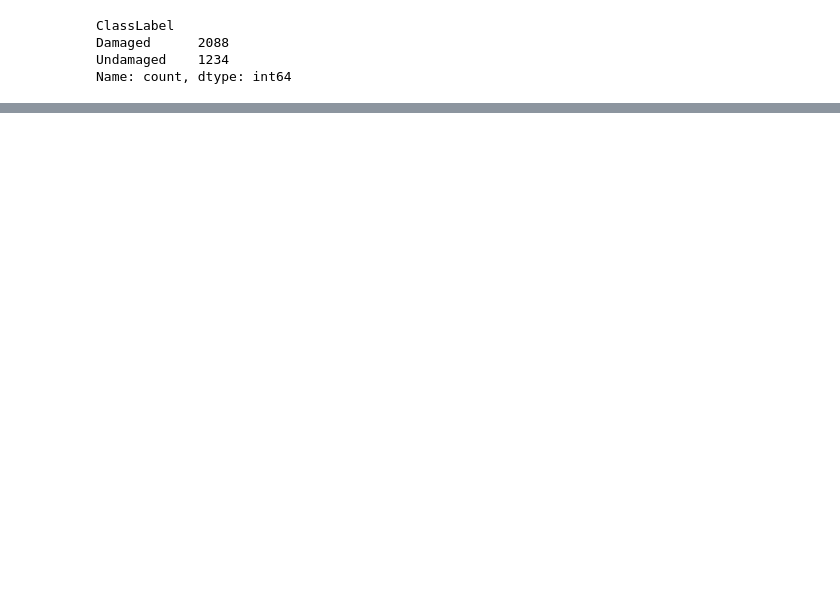
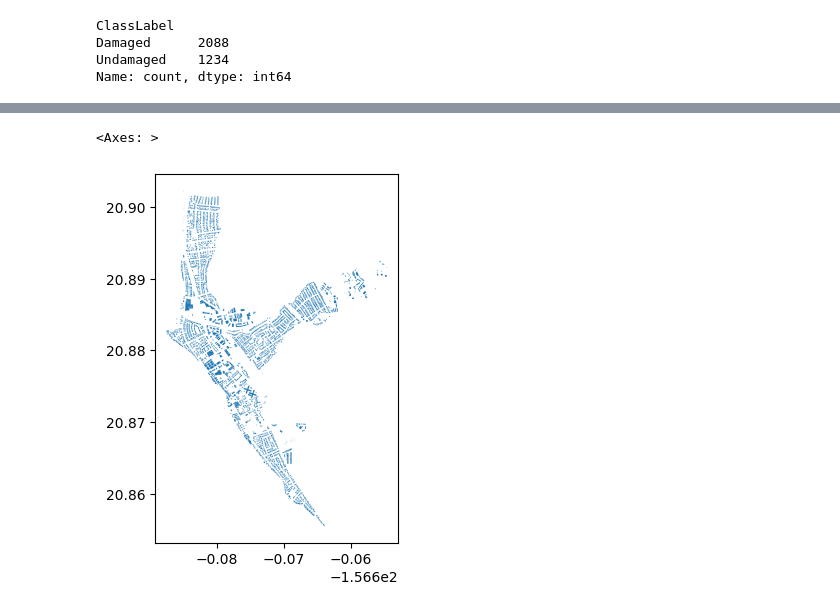
Before and after one commit to hwmWill/HawaiiFires, a Jupyter notebook: geoData.ipynb, the cells around one changed output, grey strips where cells are left out. Saved outputs shown, nothing was run; the diff lists cells and outputs as text; code cells hidden in the pictures; blank space fills up the shorter version.

```diff
--- a/geoData.ipynb
+++ b/geoData.ipynb
@@ -62,0 +161,5 @@ Right CRS: EPSG:4326
+# %%
+gpd.overlay(buildingDamage.to_crs(maui.crs), maui, how='union').dropna(subset='ClassLabel').plot()
+# %% [output]
+<Axes: >
+[figure, added]
```
Also changed, not shown: parts of 22 cells of this notebook, 6 other files.
